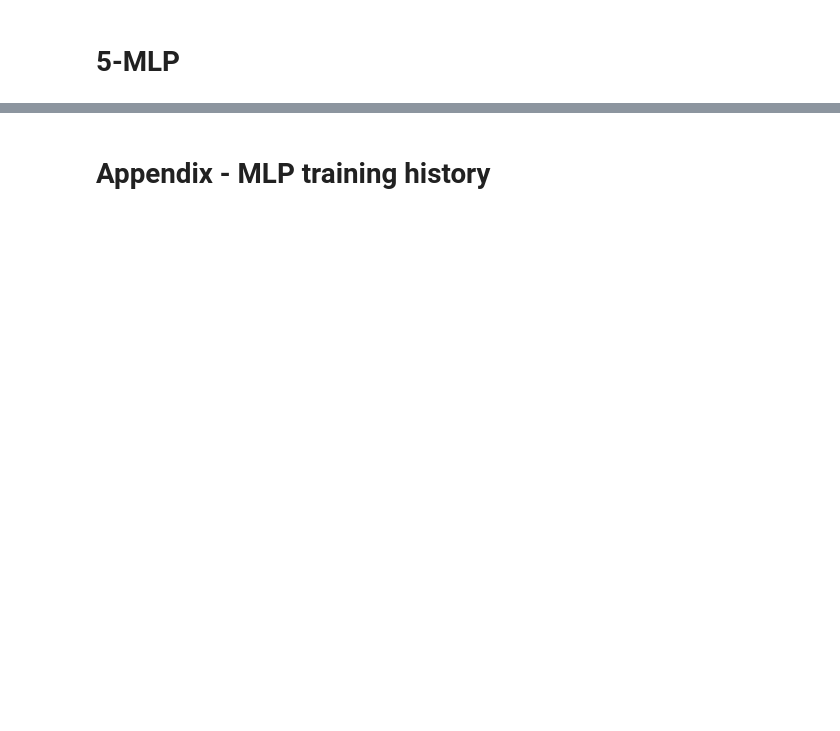
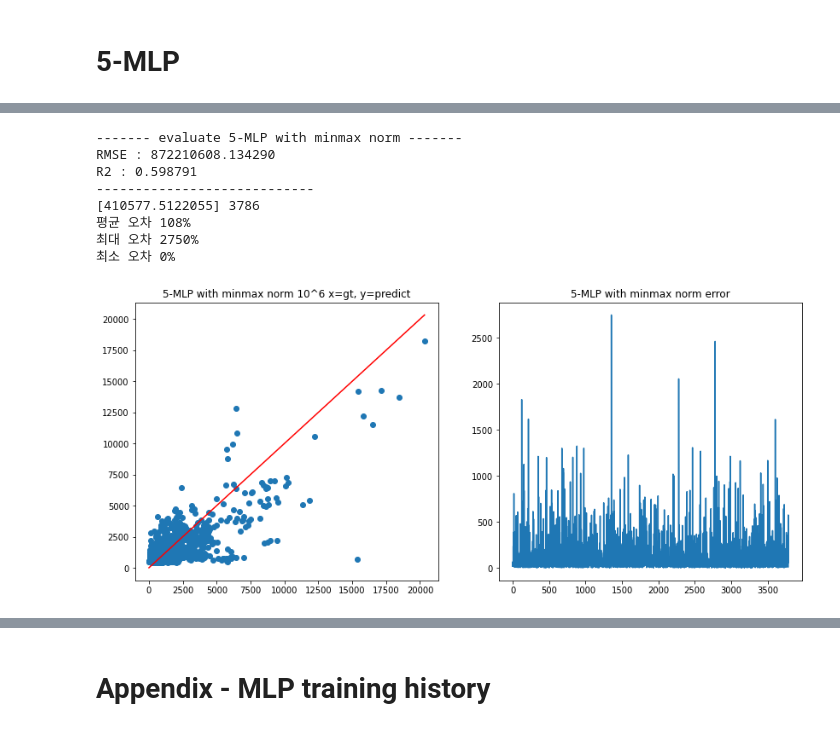
Before and after one commit to zzz845zz/DS, a Jupyter notebook: try_overall_편의점.ipynb, the cells around one changed output, grey strips where cells are left out. Drawn from its saved outputs; the diff is of its cells as text; code cells hidden in the pictures; blank space fills up the shorter version.

```diff
--- a/try_overall_편의점.ipynb
+++ b/try_overall_편의점.ipynb
@@ -240,6 +362,16 @@ errs_5MLP_raw = my_eval.eval_regression(y_test, model_5MLP_raw.predict(x_test),
 # %%
-errs_5MLP_minmax = my_eval.eval_regression(y_test_minmax, model_5MLP_raw.predict(x_test_minmax), scaler=scaler_minmax,
+errs_5MLP_minmax = my_eval.eval_regression(y_test_minmax, model_5MLP_minmax.predict(x_test_minmax), scaler=scaler_minmax,
                                            model_name='5-MLP with minmax norm', savepath=savepath)
+# %% [output]
+------- evaluate 5-MLP with minmax norm -------
+RMSE : 872210608.134290
+R2 : 0.598791
+----------------------------
+[410577.5122055] 3786
+평균 오차 108%
+최대 오차 2750%
+최소 오차 0%
+[figure, added]
 # %%
 errs_5MLP_std = my_eval.eval_regression(y_test_std, model_5MLP_std.predict(x_test_std), scaler=scaler_std,
                                         model_name='5-MLP with std norm', savepath=savepath)
```
Also changed, not shown: parts of 25 cells of this notebook, 4 other files.
